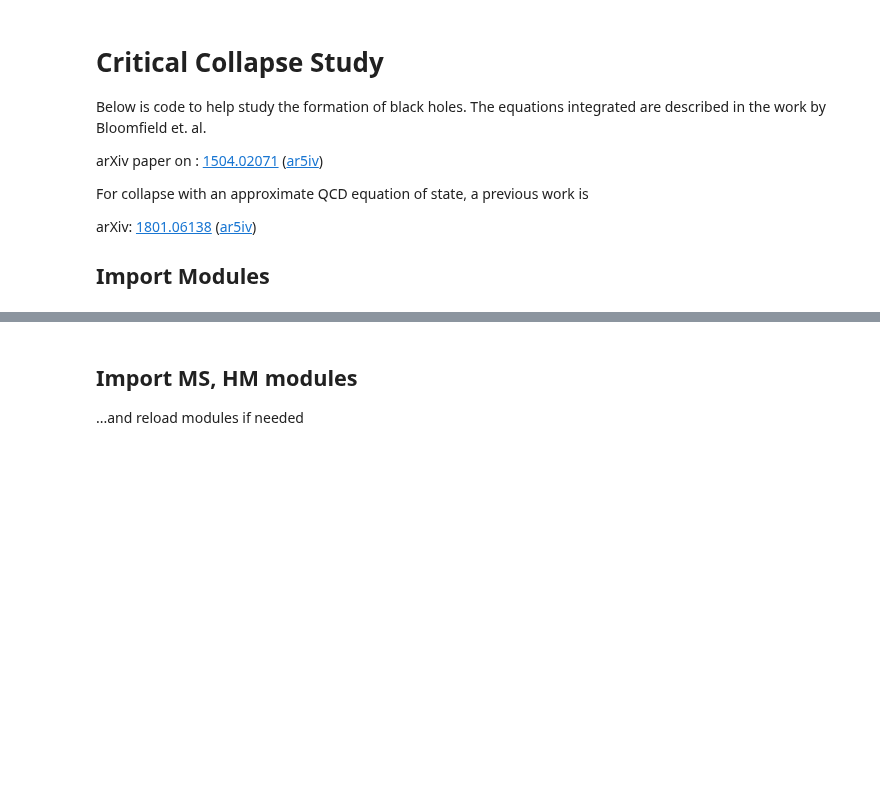
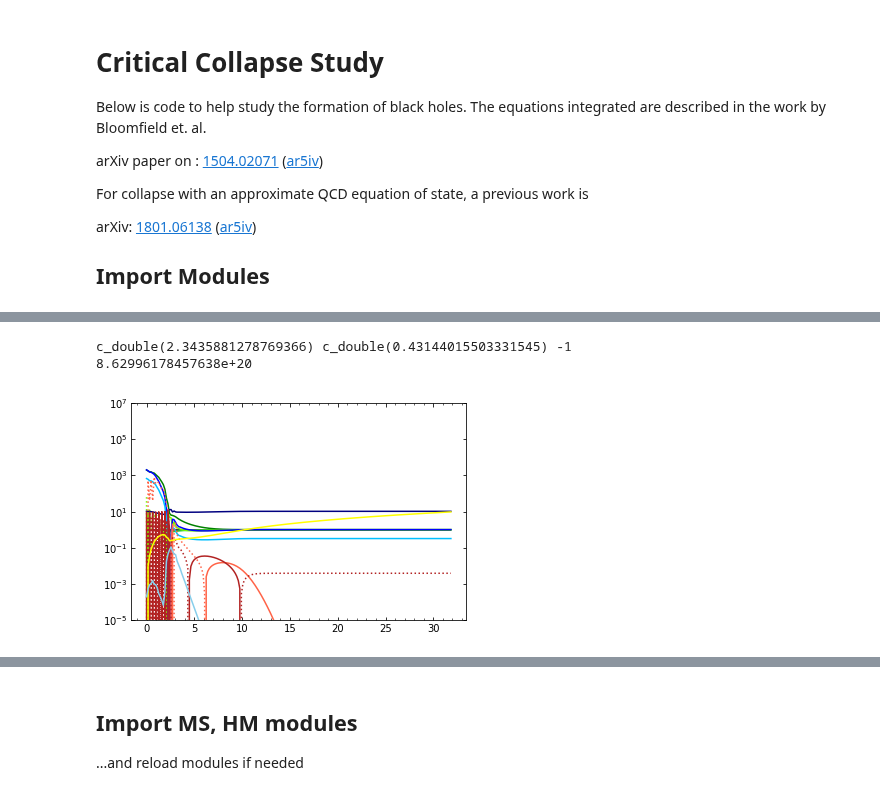
Before and after one commit to jbmertens/criticalcollapse, a Jupyter notebook: Critical_scaling.ipynb, the cells around one changed output, grey strips where cells are left out. Drawn from its saved outputs; the diff is of its cells as text; code cells hidden in the pictures; blank space fills up the shorter version.

```diff
--- a/Critical_scaling.ipynb
+++ b/Critical_scaling.ipynb
@@ -129,16 +11,19 @@ arXiv: [1801.06138](https://arxiv.org/pdf/1801.06138.pdf) ([ar5iv](https://ar5iv
 
 ## Import Modules
 # %%
-import numpy as np
 import sys
 from importlib import reload
 import scipy.interpolate as interp
 import scipy.constants as const
 from scipy import stats
 import subprocess
+import numpy as np
 
-import cython
-%load_ext Cython
+import ctypes
+c_lib = ctypes.CDLL('cpp/ms.so')
+c_real_t = ctypes.c_double
+c_bool_t = ctypes.c_bool
+c_real_ptr_t = ctypes.POINTER(c_real_t)
 
 import matplotlib.pyplot as plt
 import matplotlib as mpl
@@ -148,0 +155,12 @@ mpl.rc('ytick.minor', visible=True)
+# %%
+N = 200
+afin = 1.0
+agg, l, deltaH, res = run_sim(N=N, steps=8000, amp=0.27/afin**2, d=1.6*afin, horizon_stop=False, q_mult=0.25,
+                             fix_w=False, smooth_rho=True, weno=False)
+print(l, deltaH, res)
+print(c_lib.rho_background(l))
+comboplot(agg)
+# %% [output]
+c_double(2.3435881278769366) c_double(0.43144015503331545) -1
+8.62996178457638e+20
+[figure, added]
```
Also changed, not shown: parts of 20 cells of this notebook, 2 other files.
